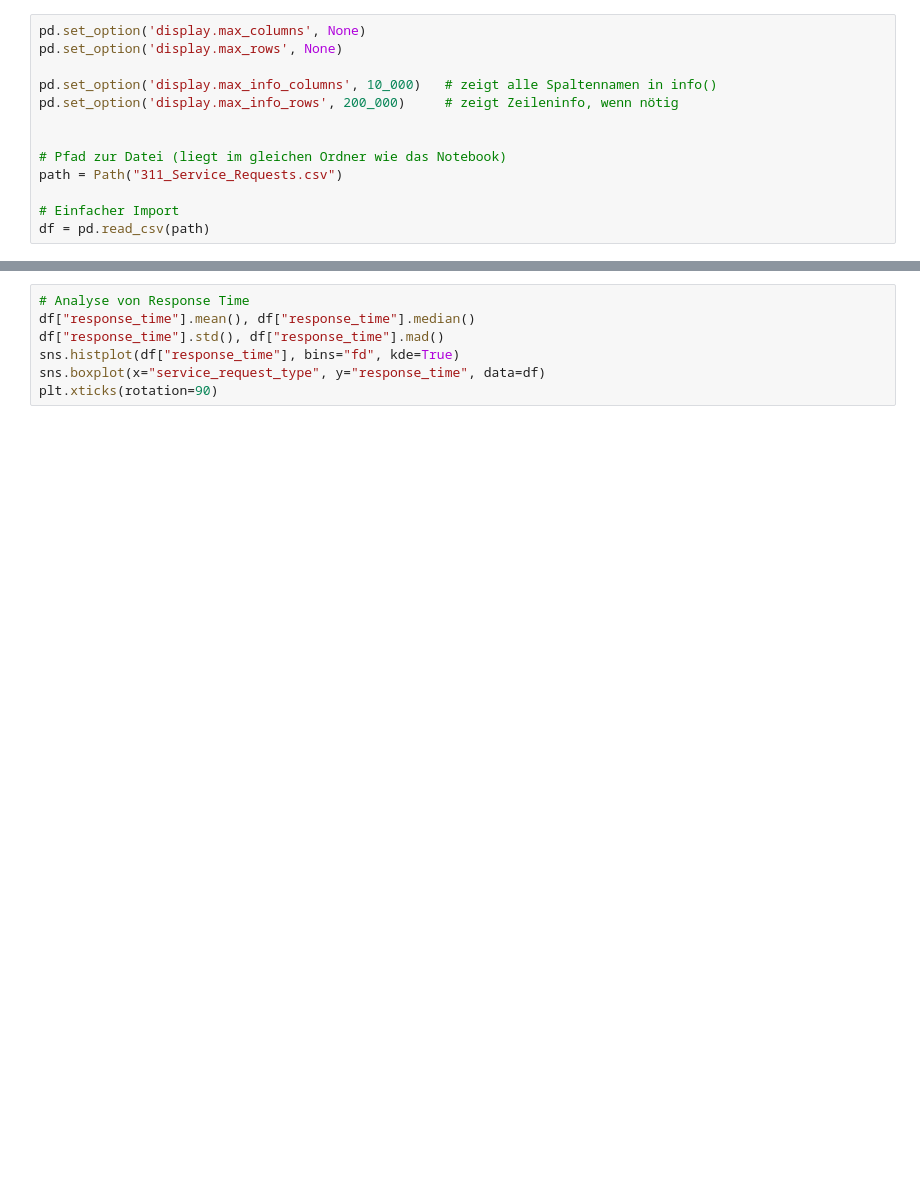
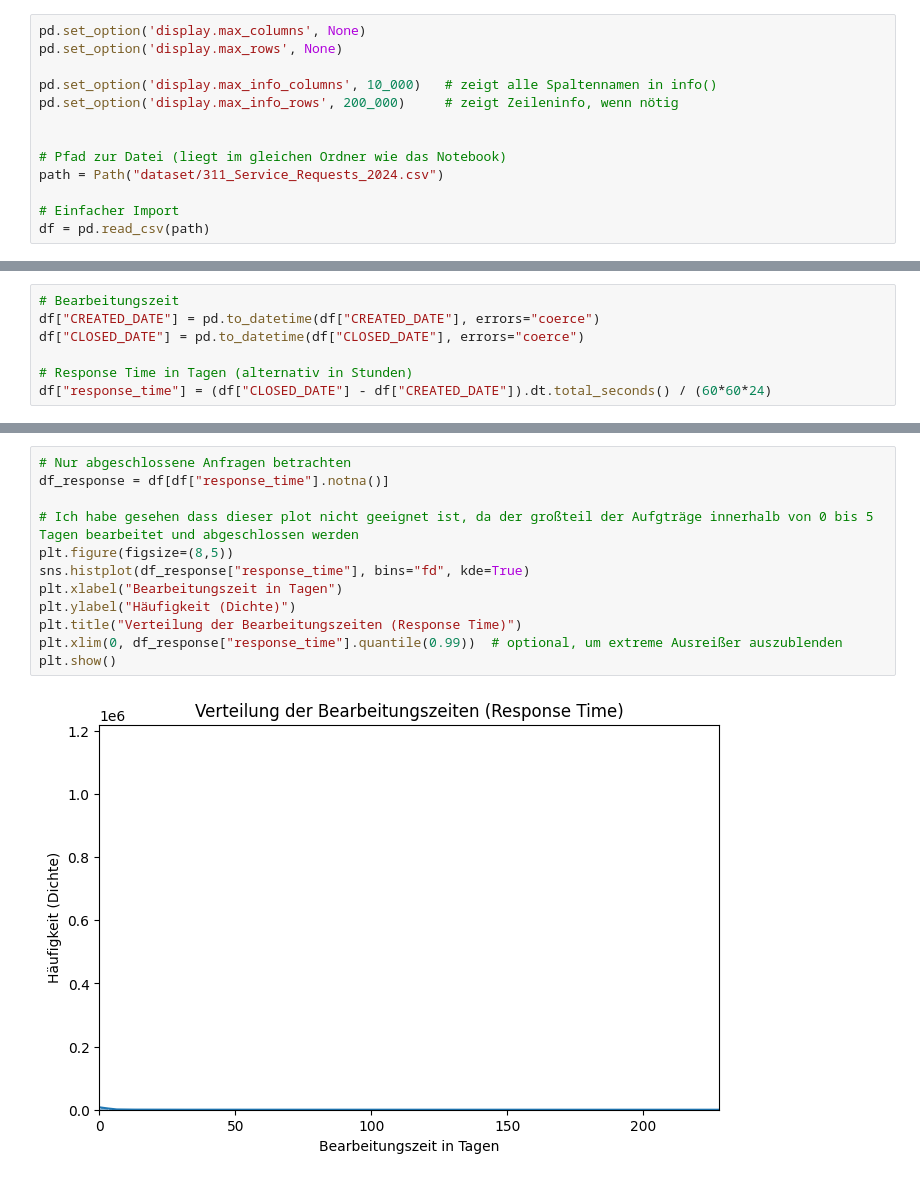
Before and after one commit to Ameowsle/Statistic-Macher, a Jupyter notebook: VL_3_Projekt.ipynb, the cells around one changed output, grey strips where cells are left out. Cells and saved outputs as stored; diff of their text form; blank space fills up the shorter version.

```diff
--- a/VL_3_Projekt.ipynb
+++ b/VL_3_Projekt.ipynb
@@ -12,7 +13,7 @@ pd.set_option('display.max_info_rows', 200_000)     # zeigt Zeileninfo, wenn nö
 
 
 # Pfad zur Datei (liegt im gleichen Ordner wie das Notebook)
-path = Path("311_Service_Requests.csv")
+path = Path("dataset/311_Service_Requests_2024.csv")
 
 # Einfacher Import
 df = pd.read_csv(path)
@@ -26,0 +29,7 @@ print(year_counts.loc[2025], "Einträge im Jahr 2025")
+# %%
+# Bearbeitungszeit
+df["CREATED_DATE"] = pd.to_datetime(df["CREATED_DATE"], errors="coerce")
+df["CLOSED_DATE"] = pd.to_datetime(df["CLOSED_DATE"], errors="coerce")
+
+# Response Time in Tagen (alternativ in Stunden)
+df["response_time"] = (df["CLOSED_DATE"] - df["CREATED_DATE"]).dt.total_seconds() / (60*60*24)
@@ -27,7 +79,14 @@ print(year_counts.loc[2025], "Einträge im Jahr 2025")
 # %%
-# Analyse von Response Time
-df["response_time"].mean(), df["response_time"].median()
-df["response_time"].std(), df["response_time"].mad()
-sns.histplot(df["response_time"], bins="fd", kde=True)
-sns.boxplot(x="service_request_type", y="response_time", data=df)
-plt.xticks(rotation=90)
+# Nur abgeschlossene Anfragen betrachten
+df_response = df[df["response_time"].notna()]
+
+# Ich habe gesehen dass dieser plot nicht geeignet ist, da der großteil der Aufgträge innerhalb von 0 bis 5 Tagen bearbeitet und abgeschlossen werden
+plt.figure(figsize=(8,5))
+sns.histplot(df_response["response_time"], bins="fd", kde=True)
+plt.xlabel("Bearbeitungszeit in Tagen")
+plt.ylabel("Häufigkeit (Dichte)")
+plt.title("Verteilung der Bearbeitungszeiten (Response Time)")
+plt.xlim(0, df_response["response_time"].quantile(0.99))  # optional, um extreme Ausreißer auszublenden
+plt.show()
+# %% [output]
+[figure, added]
```
Also changed, not shown: parts of 9 cells of this notebook.
